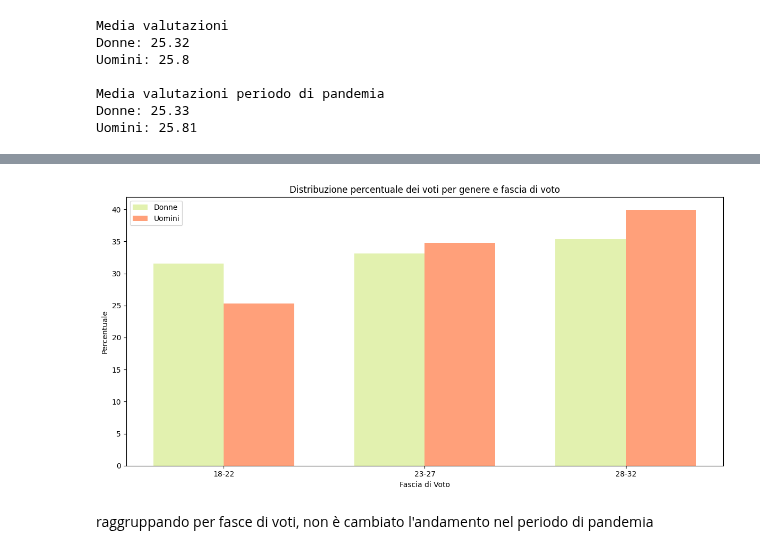
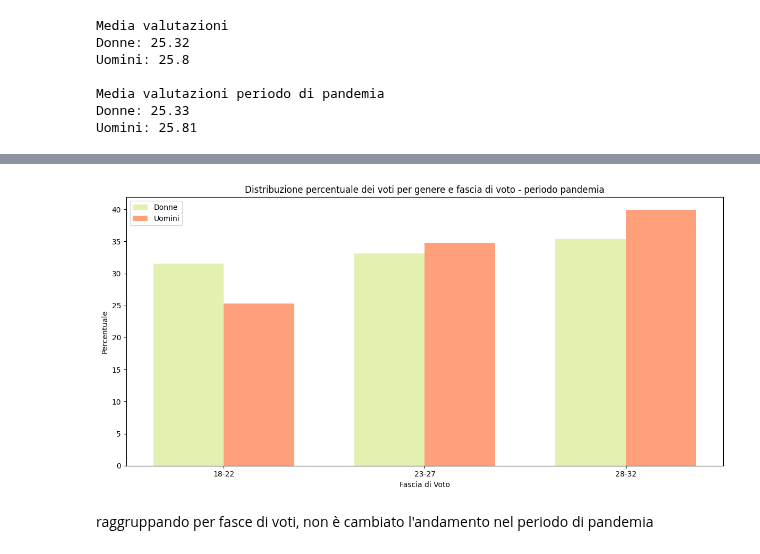
Before and after one commit to lallabelloni/Analisi-differenza-genere-Data-Science, a Jupyter notebook: progetto1.ipynb, the cells around one changed output, grey strips where cells are left out. Cells and saved outputs as stored; diff of their text form; code cells hidden in the pictures.

```diff
--- a/progetto1.ipynb
+++ b/progetto1.ipynb
@@ -84,6 +103,10 @@ plt.show()
 
 Il numero di donne in questo database è il 14,4%, uso questo dato come soglia <br>
 Osservo che esistono esami in favore e sfavore di entrambi i sessi, non posso assumere molto <br>
+# %%
+# colori grafici
+colore_donne = '#E2F1AF'
+colore_uomini = '#FFA07A'
 # %%
 # la percentuale del numero di voti delle donne
 totale_voti = len(pt)  # non ci sono null #print(pt['CODICE_INS'].isnull().sum()) #print(pt['VOTO'].isnull().sum())
@@ -331,24 +356,24 @@ In generale le valutazioni si sono alzate
 # %%
 totale_voti = periodo_pandemia.groupby(['GENERE', 'FASCIA_VOTO']).size().unstack()
 percentuali_donne = (totale_voti.loc['F'] / totale_voti.loc['F'].sum()) * 100
 percentuali_uomini = (totale_voti.loc['M'] / totale_voti.loc['M'].sum()) * 100
 
 bar_width = 0.35
 r1 = np.arange(len(percentuali_donne))
 r2 = [x + bar_width for x in r1]
 
 plt.figure(figsize=(12, 6))
-plt.bar(r1, percentuali_donne, label='Donne', color='#E2F1AF', width=bar_width)
-plt.bar(r2, percentuali_uomini, label='Uomini', color='#FFA07A', width=bar_width)
+plt.bar(r1, percentuali_donne, label='Donne', color=colore_donne, width=bar_width)
+plt.bar(r2, percentuali_uomini, label='Uomini', color=colore_uomini, width=bar_width)
 plt.xlabel('Fascia di Voto')
 plt.ylabel('Percentuale')
 plt.title('Distribuzione percentuale dei voti per genere e fascia di voto - periodo pandemia')
 plt.xticks(r1 + bar_width/2, percentuali_donne.index)
 plt.legend()
 
 plt.tight_layout()
 plt.show()
 # %% [output]
-[figure, old version]
+[figure, new version]
 # %% [markdown]
 raggruppando per fasce di voti, non è cambiato l'andamento nel periodo di pandemia <br>
```
Also changed, not shown: parts of 23 cells of this notebook.
